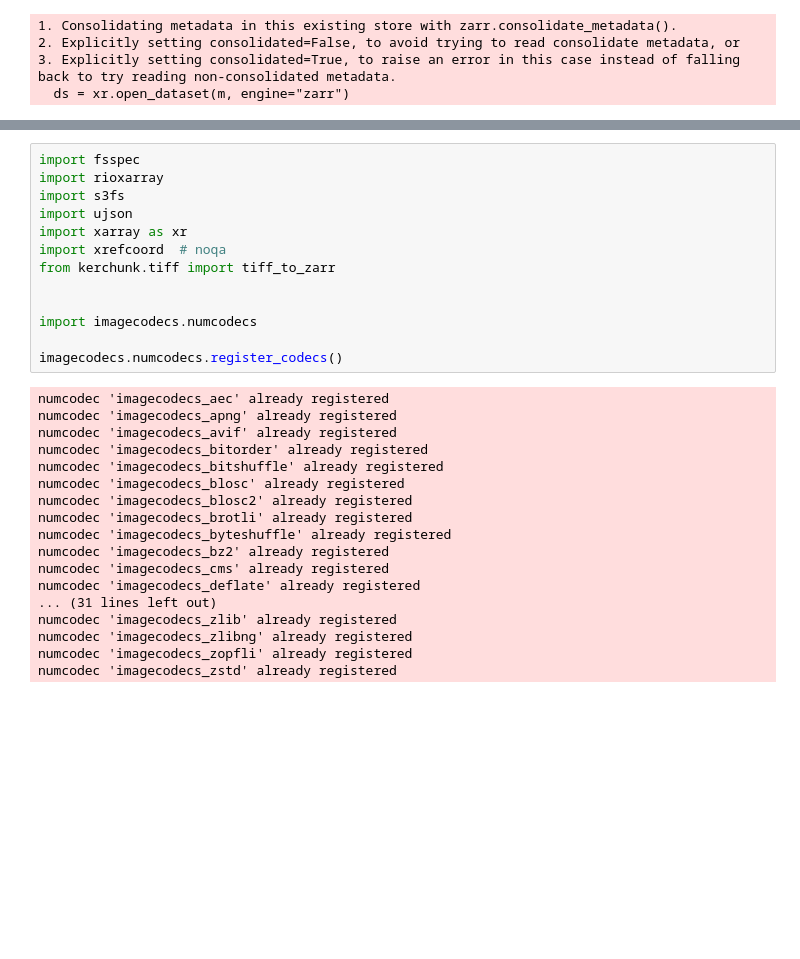
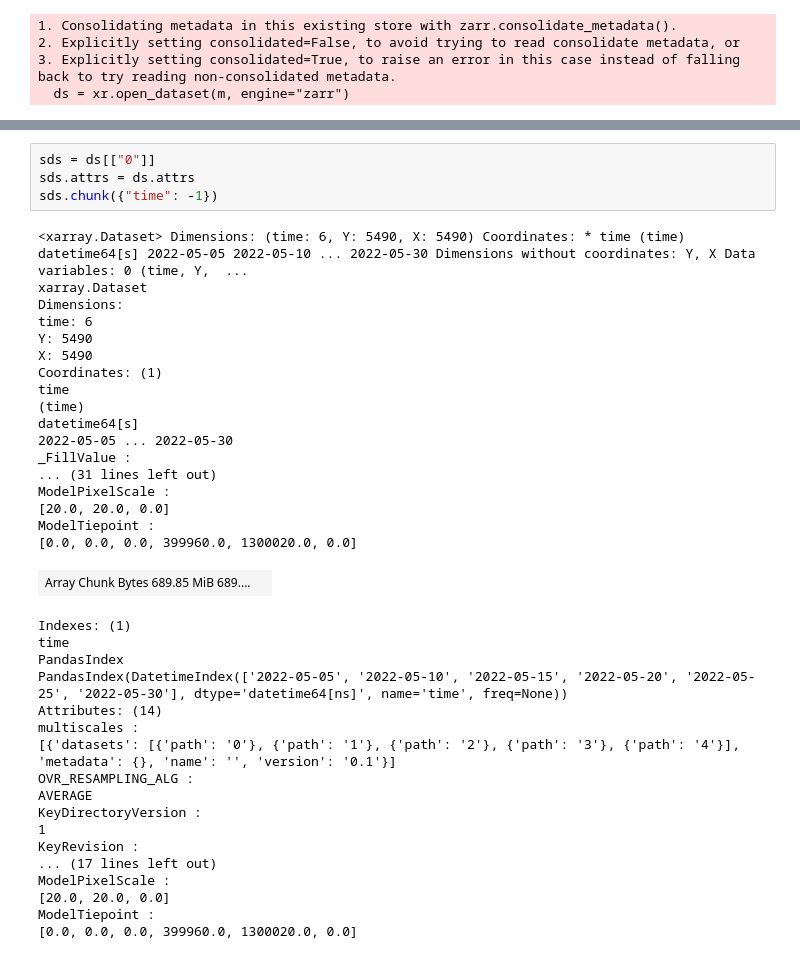
Before and after one commit to carbonplan/xrefcoord, a Jupyter notebook: demo/multiscale.ipynb, the cells around one changed output, grey strips where cells are left out. Saved outputs shown, nothing was run; the diff lists cells and outputs as text; blank space fills up the shorter version.

```diff
--- a/demo/multiscale.ipynb
+++ b/demo/multiscale.ipynb
@@ -132,31 +119,40 @@ Data variables:
-# %%
-import fsspec
-import rioxarray
-import s3fs
-import ujson
-import xarray as xr
-import xrefcoord  # noqa
-from kerchunk.tiff import tiff_to_zarr
-
-
-import imagecodecs.numcodecs
-
-imagecodecs.numcodecs.register_codecs()
-# %% [output]
-numcodec 'imagecodecs_aec' already registered
-numcodec 'imagecodecs_apng' already registered
-numcodec 'imagecodecs_avif' already registered
-numcodec 'imagecodecs_bitorder' already registered
-numcodec 'imagecodecs_bitshuffle' already registered
-numcodec 'imagecodecs_blosc' already registered
-numcodec 'imagecodecs_blosc2' already registered
-numcodec 'imagecodecs_brotli' already registered
-numcodec 'imagecodecs_byteshuffle' already registered
-numcodec 'imagecodecs_bz2' already registered
-numcodec 'imagecodecs_cms' already registered
-numcodec 'imagecodecs_deflate' already registered
-... (31 lines left out)
-numcodec 'imagecodecs_zlib' already registered
-numcodec 'imagecodecs_zlibng' already registered
-numcodec 'imagecodecs_zopfli' already registered
-numcodec 'imagecodecs_zstd' already registered
+# %%
+sds = ds[["0"]]
+sds.attrs = ds.attrs
+sds.chunk({"time": -1})
+# %% [output]
+<xarray.Dataset> Dimensions: (time: 6, Y: 5490, X: 5490) Coordinates: * time (time) datetime64[s] 2022-05-05 2022-05-10 ... 2022-05-30 Dimensions without coordinates: Y, X Data variables: 0 (time, Y,  ...
+xarray.Dataset
+Dimensions:
+time: 6
+Y: 5490
+X: 5490
+Coordinates: (1)
+time
+(time)
+datetime64[s]
+2022-05-05 ... 2022-05-30
+_FillValue :
+... (31 lines left out)
+ModelPixelScale :
+[20.0, 20.0, 0.0]
+ModelTiepoint :
+[0.0, 0.0, 0.0, 399960.0, 1300020.0, 0.0]
+| Array Chunk Bytes 689.85 MiB 689.... |  |
+Indexes: (1)
+time
+PandasIndex
+PandasIndex(DatetimeIndex(['2022-05-05', '2022-05-10', '2022-05-15', '2022-05-20', '2022-05-25', '2022-05-30'], dtype='datetime64[ns]', name='time', freq=None))
+Attributes: (14)
+multiscales :
+[{'datasets': [{'path': '0'}, {'path': '1'}, {'path': '2'}, {'path': '3'}, {'path': '4'}], 'metadata': {}, 'name': '', 'version': '0.1'}]
+OVR_RESAMPLING_ALG :
+AVERAGE
+KeyDirectoryVersion :
+1
+KeyRevision :
+... (17 lines left out)
+ModelPixelScale :
+[20.0, 20.0, 0.0]
+ModelTiepoint :
+[0.0, 0.0, 0.0, 399960.0, 1300020.0, 0.0]
```
Also changed, not shown: parts of 24 cells of this notebook, 2 other files.
